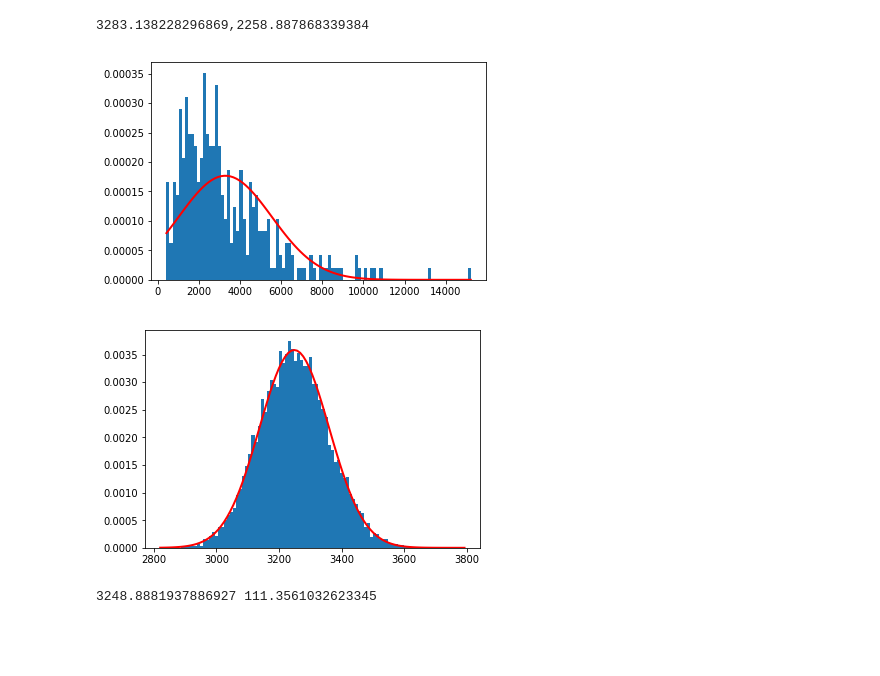
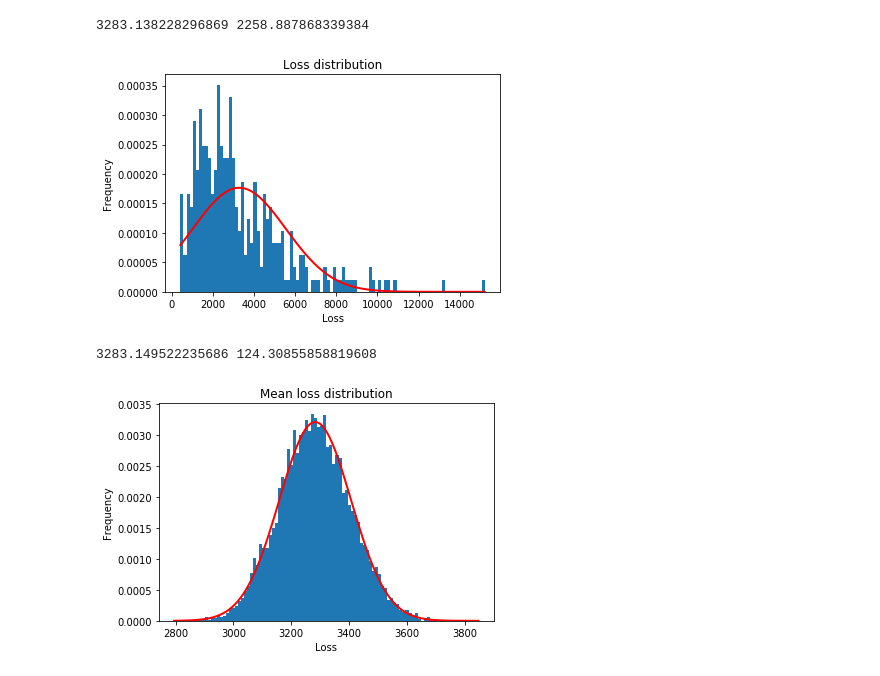
Before and after one commit to ande765a/ChromaAI, a Jupyter notebook: Statistics.ipynb, the cells around one changed output. Cells and saved outputs as stored; diff of their text form; code cells hidden in the pictures; blank space fills up the shorter version.

```diff
--- a/Statistics.ipynb
+++ b/Statistics.ipynb
@@ -7,23 +7,28 @@ df = pd.read_csv("stats/pilot-unet-v1.csv")
 # %%
 loss = np.array(df["loss"])
 mu = loss.mean()
 sigma = loss.std()
-print("{},{}".format(mu, sigma))
+print(mu, sigma)
 count, bins, ignored = plt.hist(loss, 100, density=True)
 plt.plot(bins, 1/(sigma * np.sqrt(2 * np.pi)) * np.exp( - (bins - mu)**2 / (2 * sigma**2) ), linewidth=2, color='r')
+plt.title("Loss distribution")
+plt.xlabel("Loss")
+plt.ylabel("Frequency")
 plt.show()
 # %% [output]
-3283.138228296869,2258.887868339384
+3283.138228296869 2258.887868339384
-[figure, old version]
+[figure, new version]
 # %%
-means = np.array([loss[np.random.randint(low=1, high=100, size=len(loss))].mean() for _ in range(10000)])
+means = np.array([loss[np.random.randint(low=0, high=len(loss), size=len(loss))].mean() for _ in range(10000)])
 mu = means.mean()
 sigma = means.std()
-
+print(mu, sigma)
 count, bins, ignored = plt.hist(means, 100, density=True)
 plt.plot(bins, 1/(sigma * np.sqrt(2 * np.pi)) * np.exp( - (bins - mu)**2 / (2 * sigma**2) ), linewidth=2, color='r')
+plt.title("Mean loss distribution")
+plt.xlabel("Loss")
+plt.ylabel("Frequency")
 plt.show()
-print(mu, sigma)
 # %% [output]
+3283.149522235686 124.30855858819608
-[figure, old version]
+[figure, new version]
-3248.8881937886927 111.3561032623345
```
